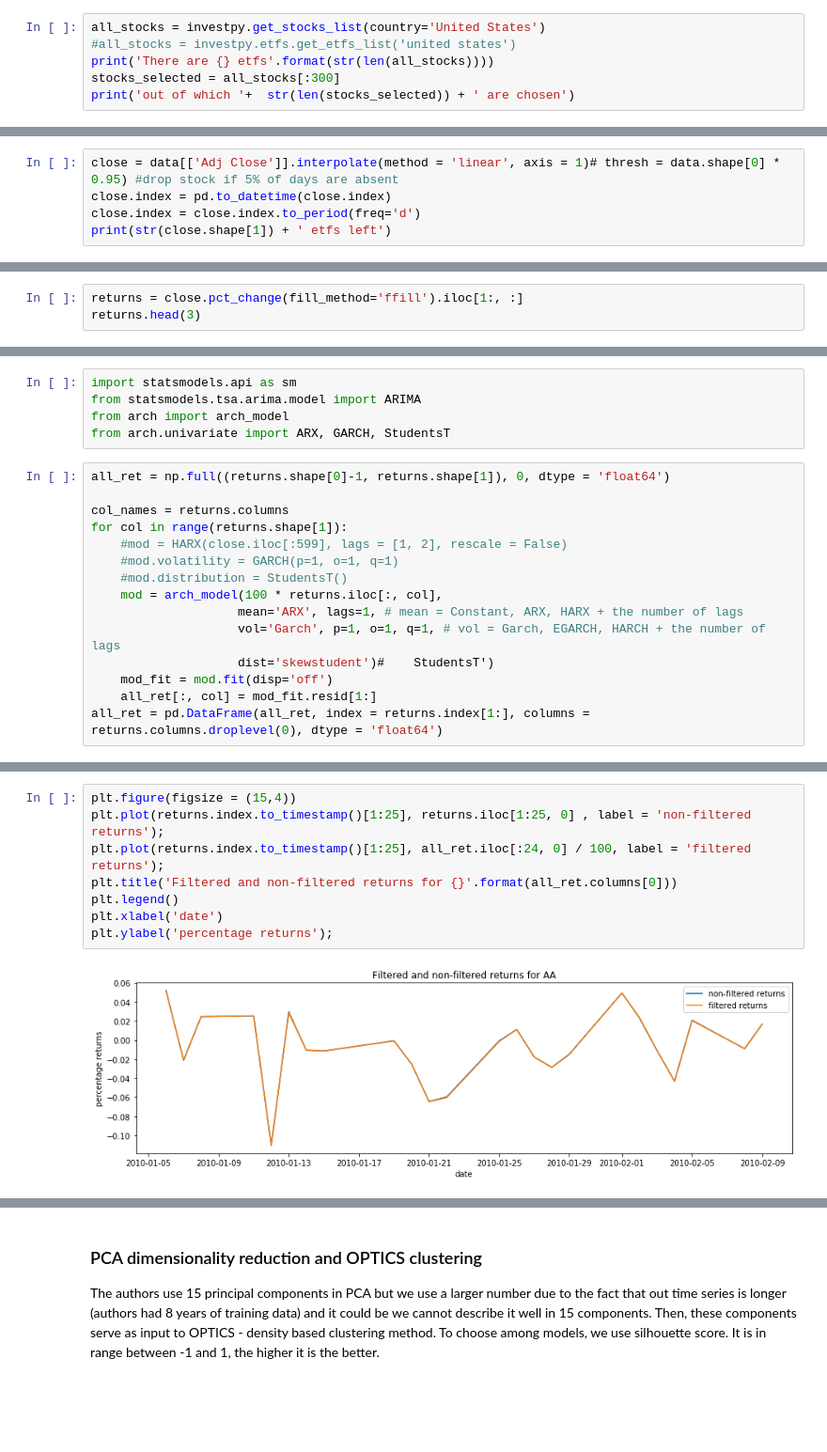
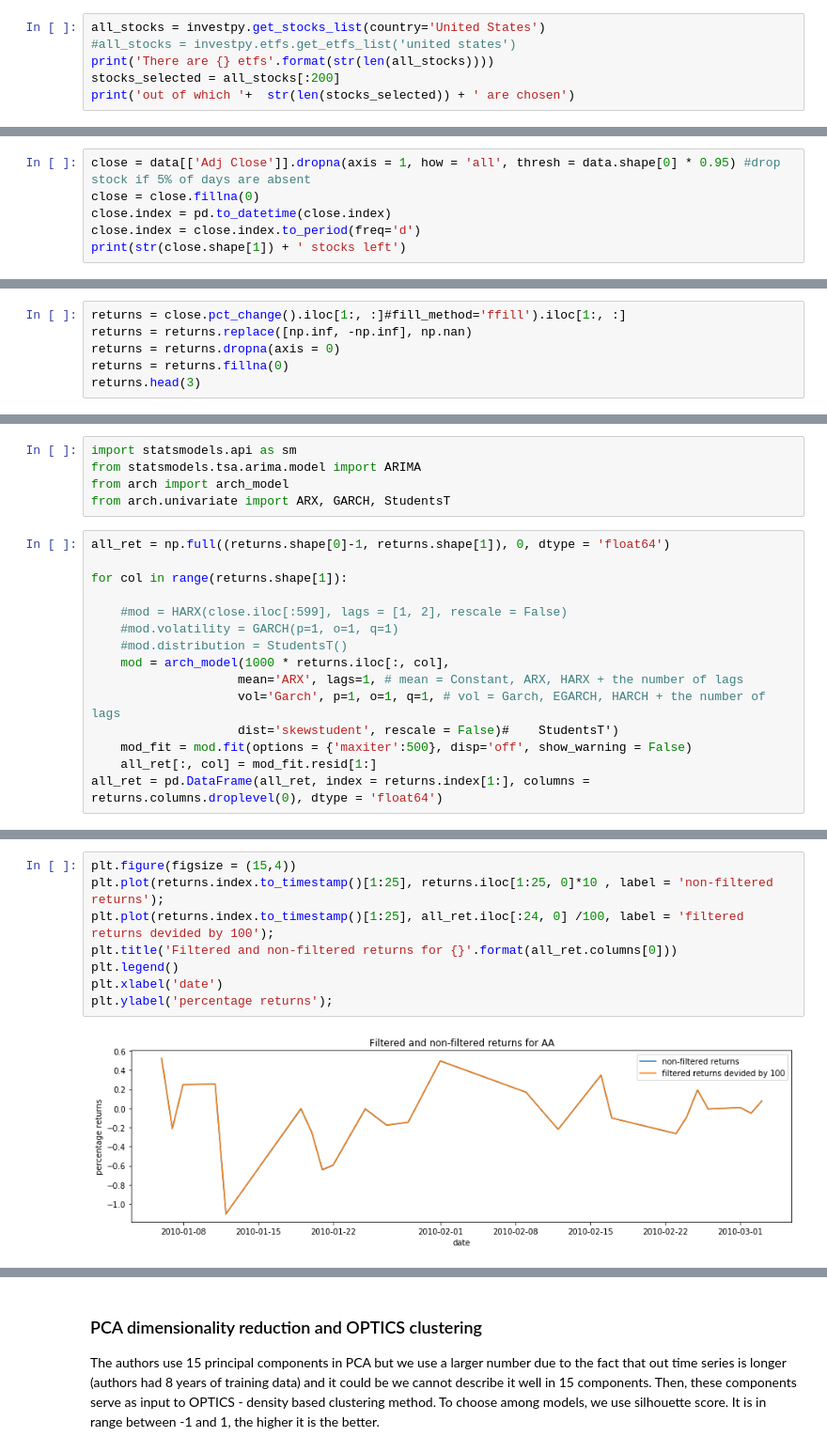
Before and after one commit to anastasia-yaschenko/Quantitative-Analytics-programme, a Jupyter notebook: Algo trading.ipynb, the cells around one changed output, grey strips where cells are left out. Shown at 94% size. Cells and saved outputs as stored; diff of their text form; blank space fills up the shorter version.

```diff
--- a/Algo trading.ipynb
+++ b/Algo trading.ipynb
@@ -15,7 +15,7 @@ register_matplotlib_converters()
 all_stocks = investpy.get_stocks_list(country='United States')
 #all_stocks = investpy.etfs.get_etfs_list('united states')
 print('There are {} etfs'.format(str(len(all_stocks))))
-stocks_selected = all_stocks[:300]
+stocks_selected = all_stocks[:200]
 print('out of which '+  str(len(stocks_selected)) + ' are chosen')
 # %% [output]
 There are 4582 etfs
@@ -37,8 +34,9 @@ data = yf.download(stocks_selected, start = "2010-01-02", end = "2020-09-05")
 # %% [markdown]
 In the paper, authors drop all assets that contain at least 1 non-traded day (nan). But if we do this here, no stocks would be left at all, so we interpolate missing values
 # %%
-close = data[['Adj Close']].interpolate(method = 'linear', axis = 1)# thresh = data.shape[0] * 0.95) #drop stock if 5% of days are absent
+close = data[['Adj Close']].dropna(axis = 1, how = 'all', thresh = data.shape[0] * 0.95) #drop stock if 5% of days are absent
+close = close.fillna(0)
 close.index = pd.to_datetime(close.index)
 close.index = close.index.to_period(freq='d')
-print(str(close.shape[1]) + ' etfs left')
+print(str(close.shape[1]) + ' stocks left')
 # %% [output]
@@ -56,5 +54,8 @@ close.head(3)
 # %%
-returns = close.pct_change(fill_method='ffill').iloc[1:, :]
+returns = close.pct_change().iloc[1:, :]#fill_method='ffill').iloc[1:, :]
+returns = returns.replace([np.inf, -np.inf], np.nan)
+returns = returns.dropna(axis = 0)
+returns = returns.fillna(0)
 returns.head(3)
 # %% [output]
 |  | Adj Close |  |  |  |  |  |  |  |  |  |  | ... |
@@ -74,15 +75,15 @@ from arch.univariate import ARX, GARCH, StudentsT
 # %%
 all_ret = np.full((returns.shape[0]-1, returns.shape[1]), 0, dtype = 'float64')
 
-col_names = returns.columns
 for col in range(returns.shape[1]):
+
     #mod = HARX(close.iloc[:599], lags = [1, 2], rescale = False)
     #mod.volatility = GARCH(p=1, o=1, q=1)
     #mod.distribution = StudentsT()
-    mod = arch_model(100 * returns.iloc[:, col],
+    mod = arch_model(1000 * returns.iloc[:, col],
                     mean='ARX', lags=1, # mean = Constant, ARX, HARX + the number of lags
                     vol='Garch', p=1, o=1, q=1, # vol = Garch, EGARCH, HARCH + the number of lags
-                    dist='skewstudent')#    StudentsT')
-    mod_fit = mod.fit(disp='off')
+                    dist='skewstudent', rescale = False)#    StudentsT')
+    mod_fit = mod.fit(options = {'maxiter':500}, disp='off', show_warning = False)
     all_ret[:, col] = mod_fit.resid[1:]
 all_ret = pd.DataFrame(all_ret, index = returns.index[1:], columns = returns.columns.droplevel(0), dtype = 'float64')
@@ -139,13 +154,13 @@ model or by setting rescale=False.
 # %%
 plt.figure(figsize = (15,4))
-plt.plot(returns.index.to_timestamp()[1:25], returns.iloc[1:25, 0] , label = 'non-filtered returns');
-plt.plot(returns.index.to_timestamp()[1:25], all_ret.iloc[:24, 0] / 100, label = 'filtered returns');
+plt.plot(returns.index.to_timestamp()[1:25], returns.iloc[1:25, 0]*10 , label = 'non-filtered returns');
+plt.plot(returns.index.to_timestamp()[1:25], all_ret.iloc[:24, 0] /100, label = 'filtered returns devided by 100');
 plt.title('Filtered and non-filtered returns for {}'.format(all_ret.columns[0]))
 plt.legend()
 plt.xlabel('date')
 plt.ylabel('percentage returns');
 # %% [output]
-[figure, old version]
+[figure, new version]
 # %%
 plt.figure(figsize = (15,4))
 plt.plot(returns.index.to_timestamp()[1:51], close.iloc[1:51, 0], label = 'non-filtered price');
```
Also changed, not shown: parts of 33 cells of this notebook.
